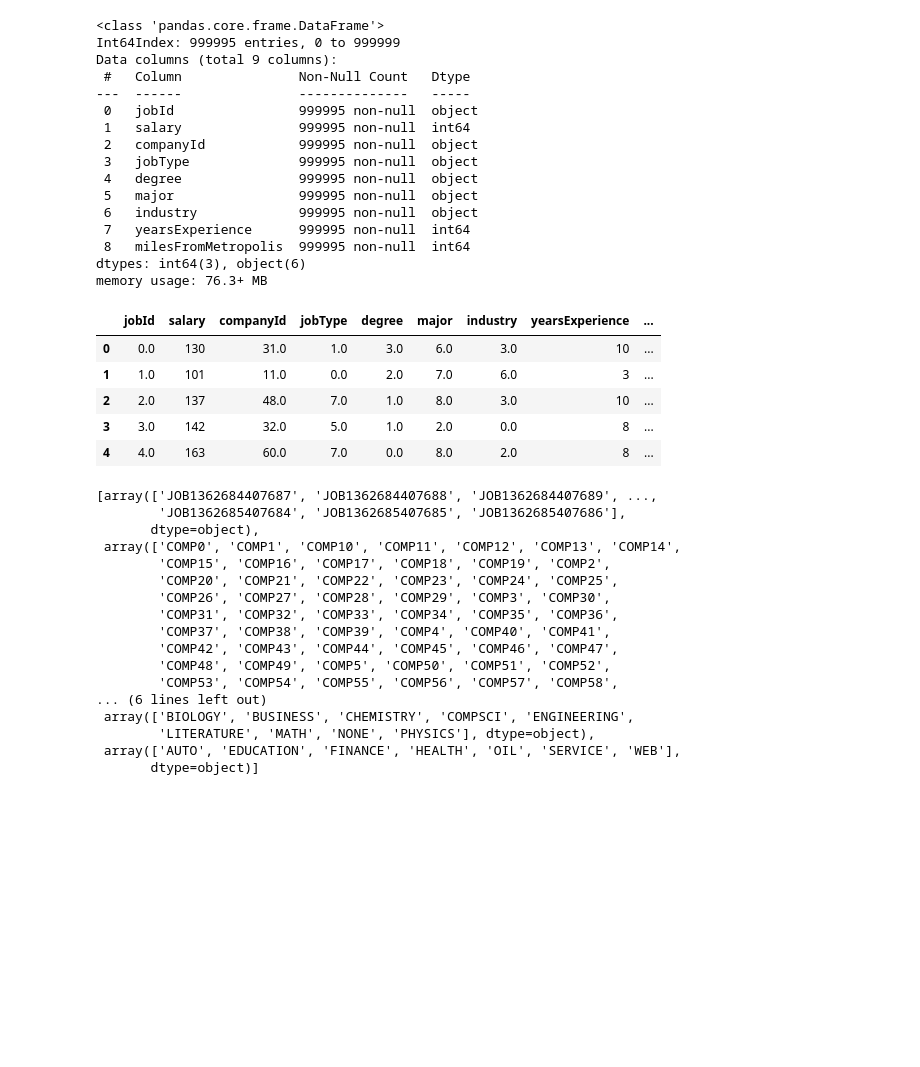
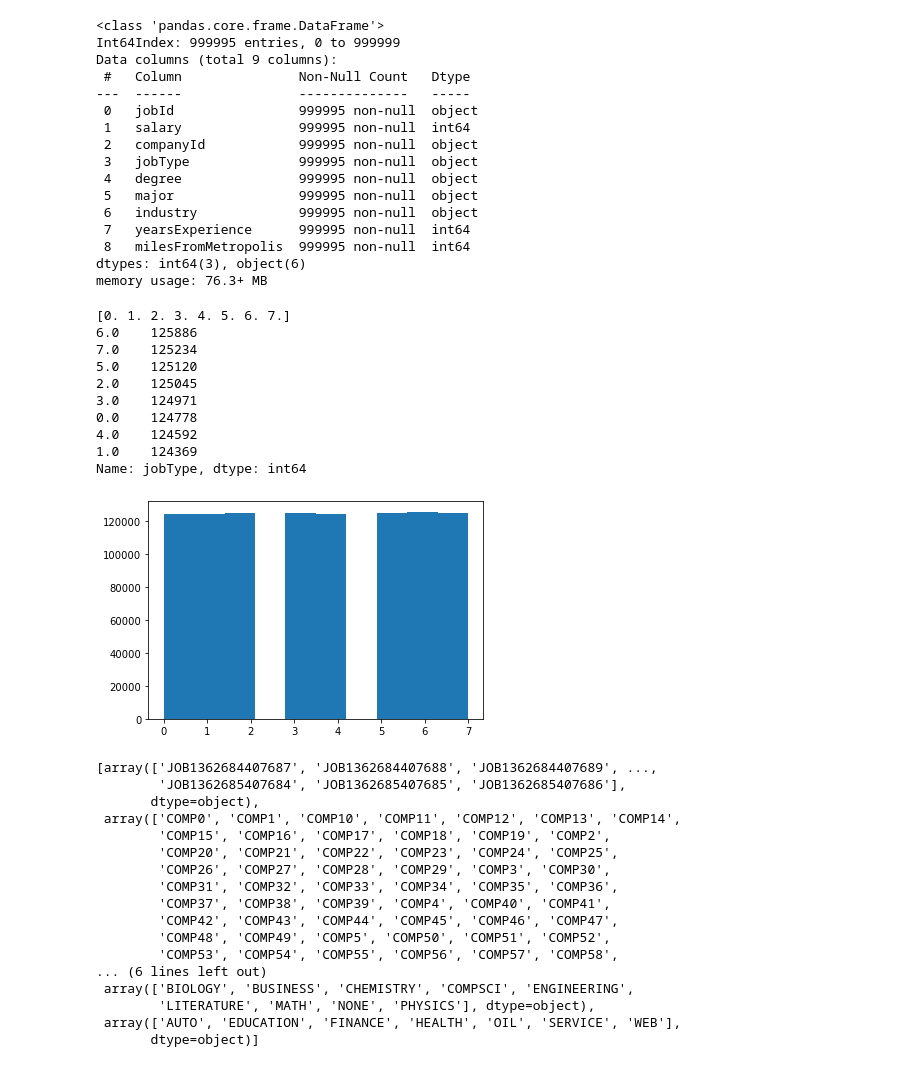
Before and after one commit to dennyalp/Salary-Prediction, a Jupyter notebook: Salary_Prediction_Notebook.ipynb, the cells around one changed output. Cells and saved outputs as stored; diff of their text form; code cells hidden in the pictures; blank space fills up the shorter version.

```diff
--- a/Salary_Prediction_Notebook.ipynb
+++ b/Salary_Prediction_Notebook.ipynb
@@ -233,12 +235,22 @@ trainDF[["jobId","companyId", "jobType","degree","major","industry"]] = enc.tran
-# %%
-trainDF.head()
-# %% [output]
-|  | jobId | salary | companyId | jobType | degree | major | industry | yearsExperience | ... |
-| 0 | 0.0 | 130 | 31.0 | 1.0 | 3.0 | 6.0 | 3.0 | 10 | ... |
-| 1 | 1.0 | 101 | 11.0 | 0.0 | 2.0 | 7.0 | 6.0 | 3 | ... |
-| 2 | 2.0 | 137 | 48.0 | 7.0 | 1.0 | 8.0 | 3.0 | 10 | ... |
-| 3 | 3.0 | 142 | 32.0 | 5.0 | 1.0 | 2.0 | 0.0 | 8 | ... |
-| 4 | 4.0 | 163 | 60.0 | 7.0 | 0.0 | 8.0 | 2.0 | 8 | ... |
+# %%
+# trainDF.plot(kind="hist", x="jobType")
+
+
+plt.hist(trainDF["jobType"])
+print(np.unique(trainDF["jobType"]))
+print(trainDF["jobType"].value_counts())
+# %% [output]
+[0. 1. 2. 3. 4. 5. 6. 7.]
+6.0    125886
+7.0    125234
+5.0    125120
+2.0    125045
+3.0    124971
+0.0    124778
+4.0    124592
+1.0    124369
+Name: jobType, dtype: int64
+[figure, added]
 # %%
 enc.categories_
 # %% [output]
```
Also changed, not shown: parts of 3 cells of this notebook.
